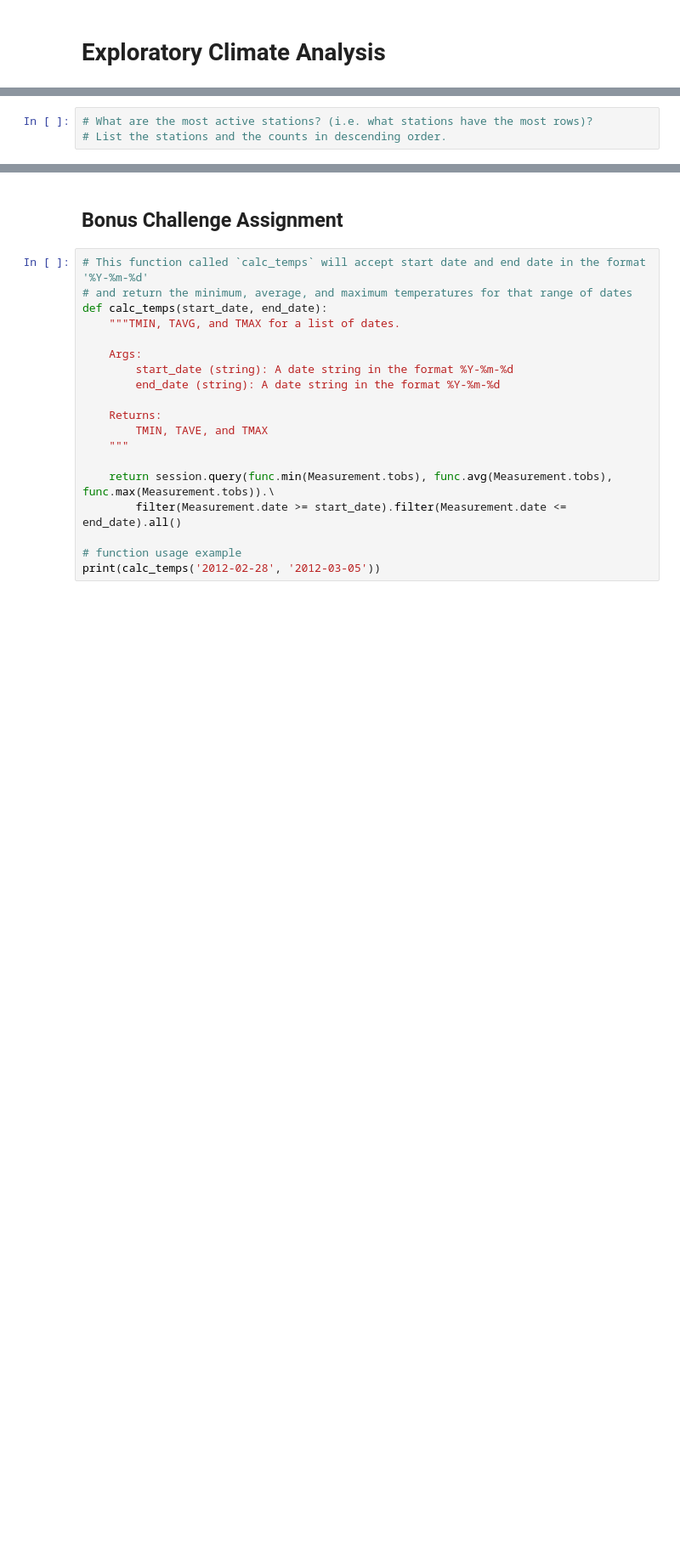
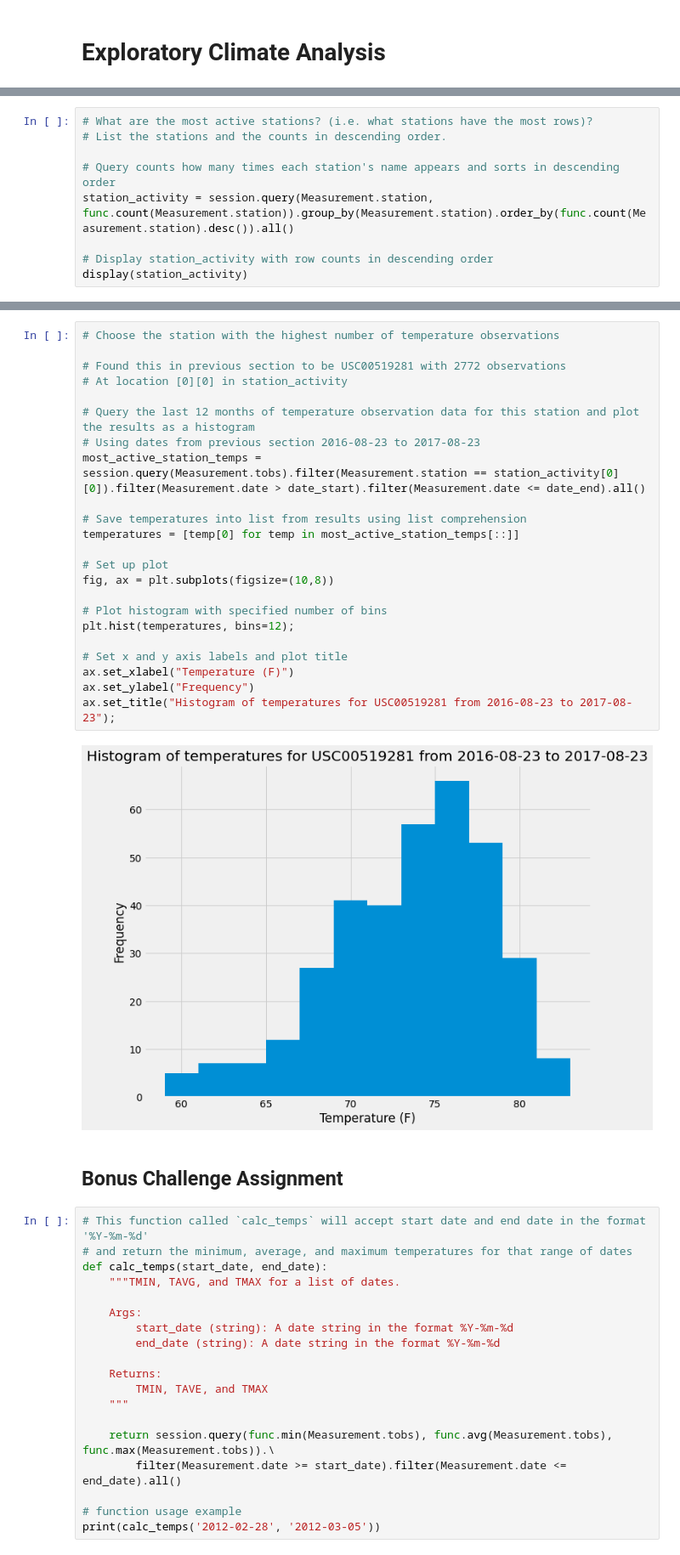
Before and after one commit to etassone1974/sqlalchemy-challenge, a Jupyter notebook: climate_starter.ipynb, the cells around one changed output, grey strips where cells are left out. Shown: that part at 85% size. Drawn from its saved outputs; the diff is of its cells as text; blank space fills up the shorter version.

```diff
--- a/climate_starter.ipynb
+++ b/climate_starter.ipynb
@@ -71,3 +112,9 @@ MANOA LYON ARBO 785.2, HI US
 # %%
 # What are the most active stations? (i.e. what stations have the most rows)?
 # List the stations and the counts in descending order.
+
+# Query counts how many times each station's name appears and sorts in descending order
+station_activity = session.query(Measurement.station, func.count(Measurement.station)).group_by(Measurement.station).order_by(func.count(Measurement.station).desc()).all()
+
+# Display station_activity with row counts in descending order
+display(station_activity)
@@ -80,3 +154,28 @@ MANOA LYON ARBO 785.2, HI US
+# %%
+# Choose the station with the highest number of temperature observations
+
+# Found this in previous section to be USC00519281 with 2772 observations
+# At location [0][0] in station_activity
+
+# Query the last 12 months of temperature observation data for this station and plot the results as a histogram
+# Using dates from previous section 2016-08-23 to 2017-08-23
+most_active_station_temps = session.query(Measurement.tobs).filter(Measurement.station == station_activity[0][0]).filter(Measurement.date > date_start).filter(Measurement.date <= date_end).all()
+
+# Save temperatures into list from results using list comprehension
+temperatures = [temp[0] for temp in most_active_station_temps[::]]
+
+# Set up plot
+fig, ax = plt.subplots(figsize=(10,8))
+
+# Plot histogram with specified number of bins
+plt.hist(temperatures, bins=12);
+
+# Set x and y axis labels and plot title
+ax.set_xlabel("Temperature (F)")
+ax.set_ylabel("Frequency")
+ax.set_title("Histogram of temperatures for USC00519281 from 2016-08-23 to 2017-08-23");
+# %% [output]
+[figure, added]
 # %% [markdown]
 ## Bonus Challenge Assignment
 # %%
```
Also changed, not shown: parts of 12 cells of this notebook.
